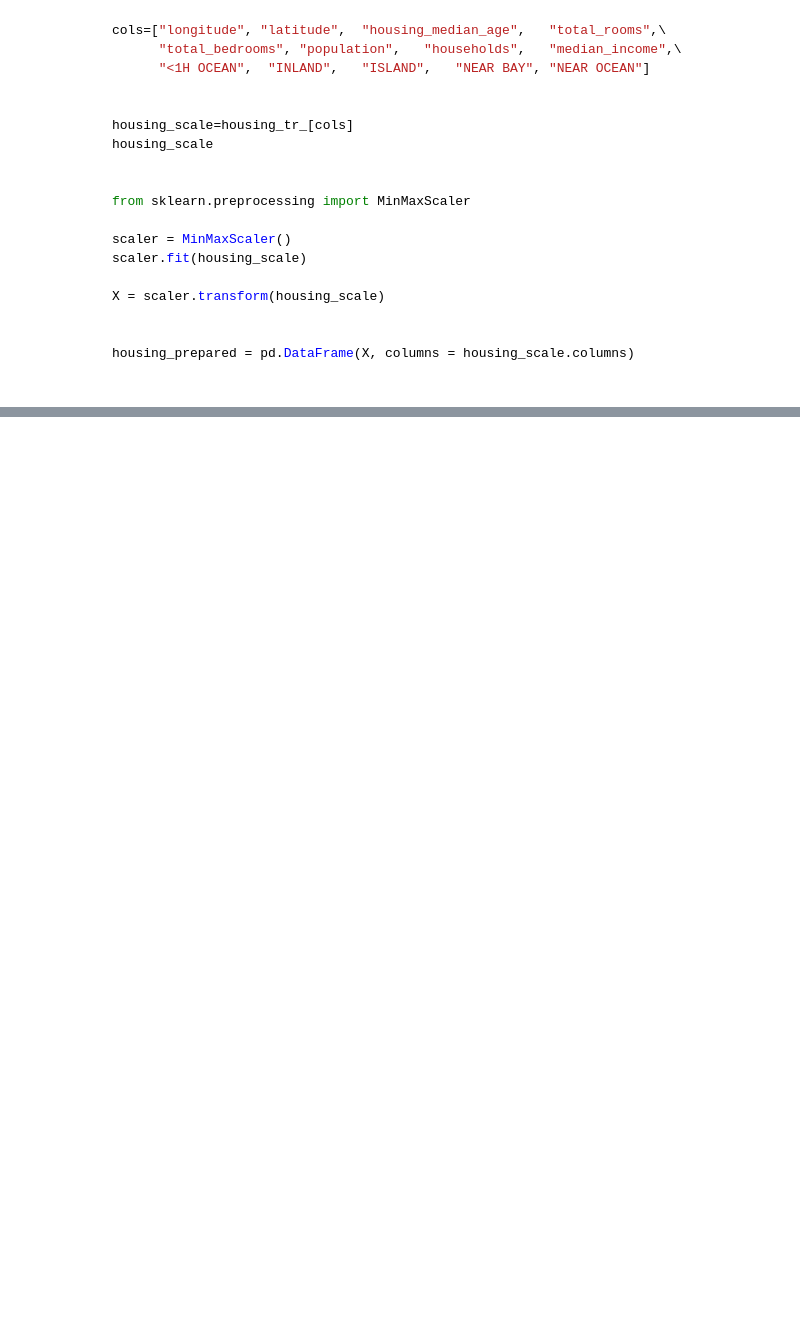
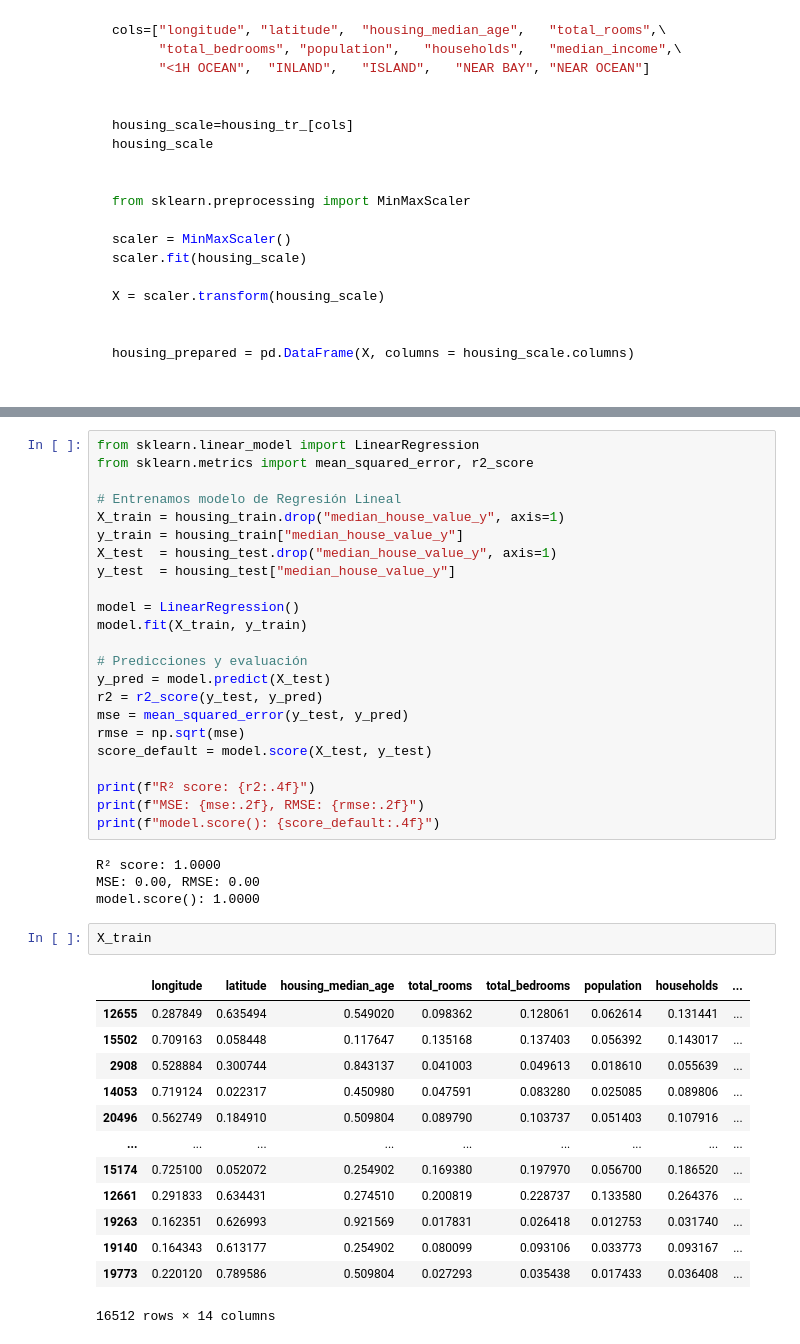
Before and after one commit to CienciaDatosUdea/002_EstudiantesAprendizajeEstadistico, a Jupyter notebook: semestre2025-1/Estudiantes/Gaviria_13/Laboratorio_05_ABC_Modelo_v1.ipynb, the cells around one changed output, grey strips where cells are left out. Saved outputs shown, nothing was run; the diff lists cells and outputs as text; blank space fills up the shorter version.

```diff
--- a/semestre2025-1/Estudiantes/Gaviria_13/Laboratorio_05_ABC_Modelo_v1.ipynb
+++ b/semestre2025-1/Estudiantes/Gaviria_13/Laboratorio_05_ABC_Modelo_v1.ipynb
@@ -693,0 +802,43 @@ housing_prepared = pd.DataFrame(X, columns = housing_scale.columns)
+# %%
+from sklearn.linear_model import LinearRegression
+from sklearn.metrics import mean_squared_error, r2_score
+
+# Entrenamos modelo de Regresión Lineal
+X_train = housing_train.drop("median_house_value_y", axis=1)
+y_train = housing_train["median_house_value_y"]
+X_test  = housing_test.drop("median_house_value_y", axis=1)
+y_test  = housing_test["median_house_value_y"]
+
+model = LinearRegression()
+model.fit(X_train, y_train)
+
+# Predicciones y evaluación
+y_pred = model.predict(X_test)
+r2 = r2_score(y_test, y_pred)
+mse = mean_squared_error(y_test, y_pred)
+rmse = np.sqrt(mse)
+score_default = model.score(X_test, y_test)
+
+print(f"R² score: {r2:.4f}")
+print(f"MSE: {mse:.2f}, RMSE: {rmse:.2f}")
+print(f"model.score(): {score_default:.4f}")
+# %% [output]
+R² score: 1.0000
+MSE: 0.00, RMSE: 0.00
+model.score(): 1.0000
+# %%
+X_train
+# %% [output]
+|  | longitude | latitude | housing_median_age | total_rooms | total_bedrooms | population | households | ... |
+| 12655 | 0.287849 | 0.635494 | 0.549020 | 0.098362 | 0.128061 | 0.062614 | 0.131441 | ... |
+| 15502 | 0.709163 | 0.058448 | 0.117647 | 0.135168 | 0.137403 | 0.056392 | 0.143017 | ... |
+| 2908 | 0.528884 | 0.300744 | 0.843137 | 0.041003 | 0.049613 | 0.018610 | 0.055639 | ... |
+| 14053 | 0.719124 | 0.022317 | 0.450980 | 0.047591 | 0.083280 | 0.025085 | 0.089806 | ... |
+| 20496 | 0.562749 | 0.184910 | 0.509804 | 0.089790 | 0.103737 | 0.051403 | 0.107916 | ... |
+| ... | ... | ... | ... | ... | ... | ... | ... | ... |
+| 15174 | 0.725100 | 0.052072 | 0.254902 | 0.169380 | 0.197970 | 0.056700 | 0.186520 | ... |
+| 12661 | 0.291833 | 0.634431 | 0.274510 | 0.200819 | 0.228737 | 0.133580 | 0.264376 | ... |
+| 19263 | 0.162351 | 0.626993 | 0.921569 | 0.017831 | 0.026418 | 0.012753 | 0.031740 | ... |
+| 19140 | 0.164343 | 0.613177 | 0.254902 | 0.080099 | 0.093106 | 0.033773 | 0.093167 | ... |
+| 19773 | 0.220120 | 0.789586 | 0.509804 | 0.027293 | 0.035438 | 0.017433 | 0.036408 | ... |
+16512 rows × 14 columns
```
Also changed, not shown: parts of 14 cells of this notebook, 4 other files.
